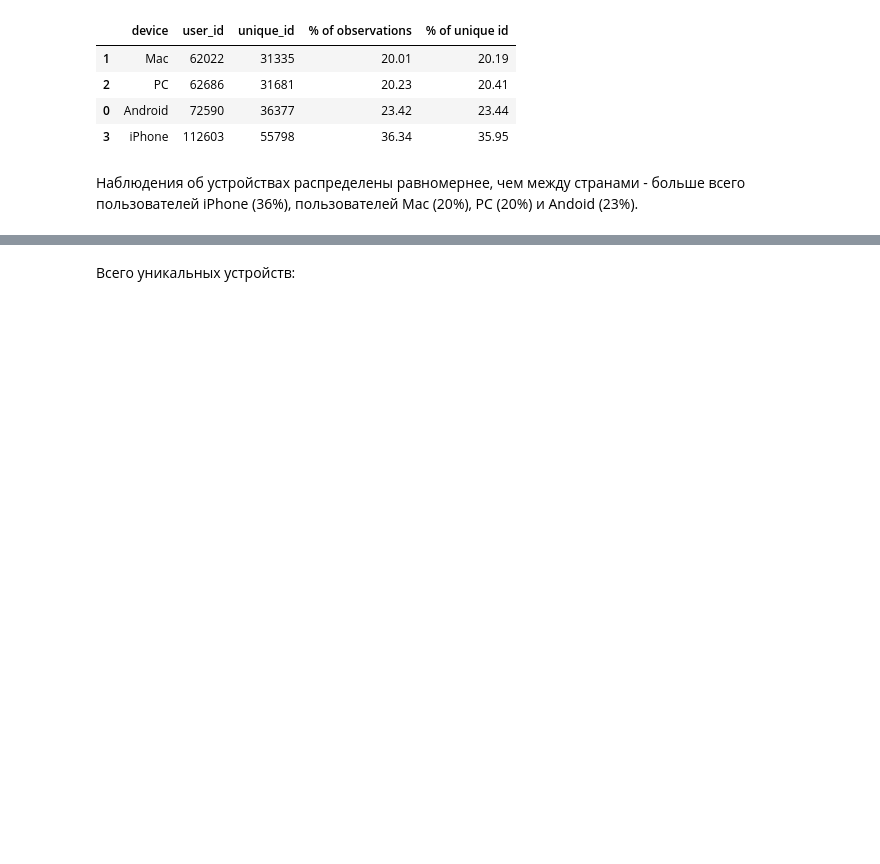
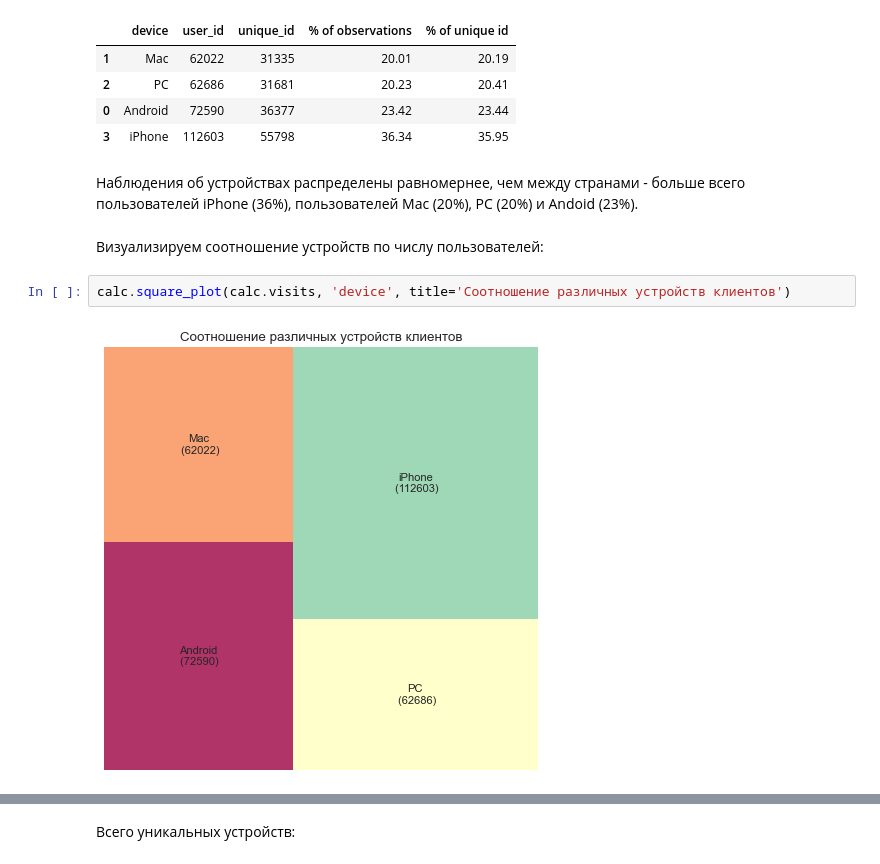
Before and after one commit to ikazman/practicum_da_projects, a Jupyter notebook: marketing_analysis/maketing_analysis.ipynb, the cells around one changed output, grey strips where cells are left out. Saved outputs shown, nothing was run; the diff lists cells and outputs as text; blank space fills up the shorter version.

Commit message:
Updated requirements, complete first draft of EDA, added new graphs

```diff
--- a/marketing_analysis/maketing_analysis.ipynb
+++ b/marketing_analysis/maketing_analysis.ipynb
@@ -269,5 +263,11 @@ device_count
 | 2 | PC | 62686 | 31681 | 20.23 | 20.41 |
 | 0 | Android | 72590 | 36377 | 23.42 | 23.44 |
 | 3 | iPhone | 112603 | 55798 | 36.34 | 35.95 |
-# %% [markdown]
-Наблюдения об устройствах распределены равномернее, чем между странами - больше всего пользователей iPhone (36%), пользователей Mac (20%), PC (20%) и Andoid (23%).
+# %% [markdown]
+Наблюдения об устройствах распределены равномернее, чем между странами - больше всего пользователей iPhone (36%), пользователей Mac (20%), PC (20%) и Andoid (23%).
+# %% [markdown]
+Визуализируем соотношение устройств по числу пользователей:
+# %%
+calc.square_plot(calc.visits, 'device', title='Соотношение различных устройств клиентов')
+# %% [output]
+[figure, added]
```
Also changed, not shown: parts of 27 cells of this notebook, 2 other files.
